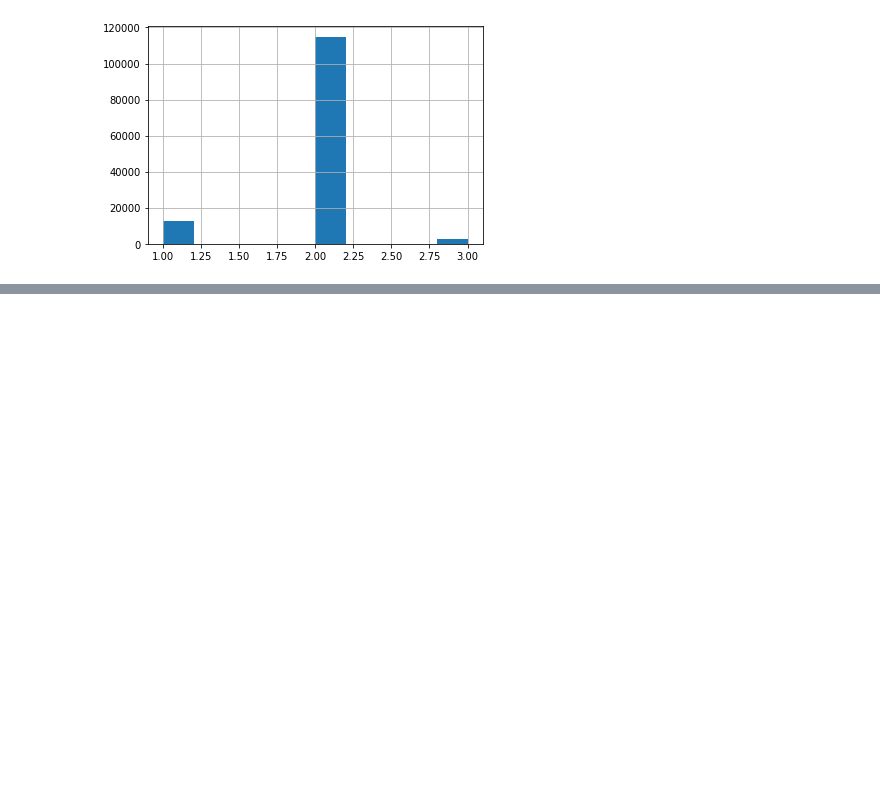
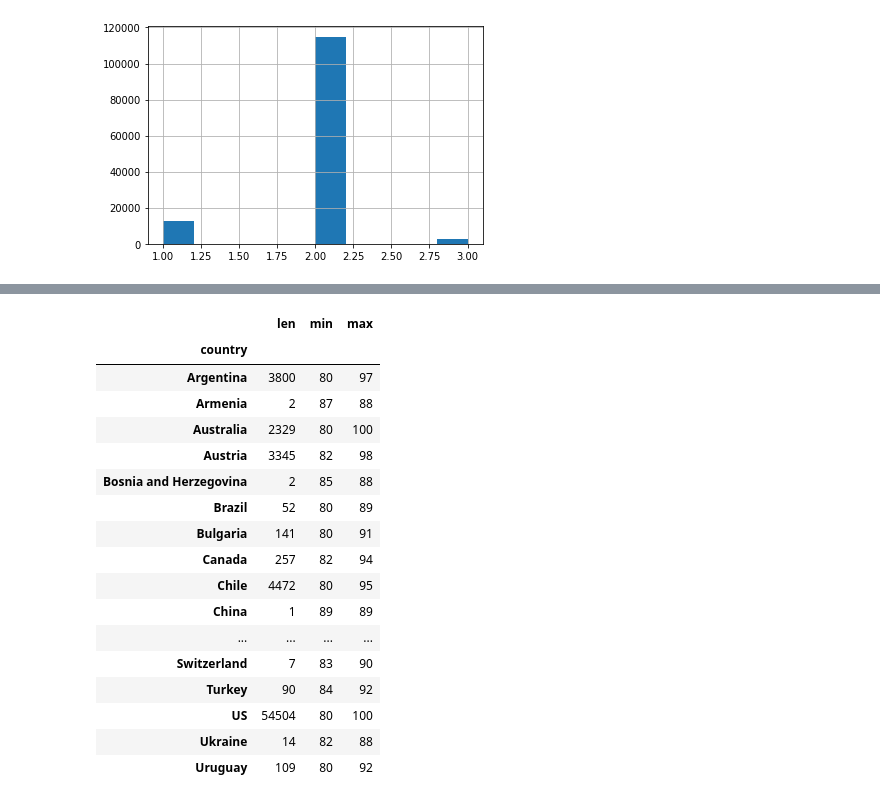
Before and after one commit to hari-viswanathan/learning, a Jupyter notebook: pandas_practice.ipynb, the cells around one changed output, grey strips where cells are left out. Drawn from its saved outputs; the diff is of its cells as text; code cells hidden in the pictures; blank space fills up the shorter version.

```diff
--- a/pandas_practice.ipynb
+++ b/pandas_practice.ipynb
@@ -786,0 +871,21 @@ star_ratings.hist()
+# %%
+reviews.groupby('country').points.agg([len, min, max])
+# %% [output]
+|  | len | min | max |
+| country |  |  |  |
+| Argentina | 3800 | 80 | 97 |
+| Armenia | 2 | 87 | 88 |
+| Australia | 2329 | 80 | 100 |
+| Austria | 3345 | 82 | 98 |
+| Bosnia and Herzegovina | 2 | 85 | 88 |
+| Brazil | 52 | 80 | 89 |
+| Bulgaria | 141 | 80 | 91 |
+| Canada | 257 | 82 | 94 |
+| Chile | 4472 | 80 | 95 |
+| China | 1 | 89 | 89 |
+| ... | ... | ... | ... |
+| Switzerland | 7 | 83 | 90 |
+| Turkey | 90 | 84 | 92 |
+| US | 54504 | 80 | 100 |
+| Ukraine | 14 | 82 | 88 |
+| Uruguay | 109 | 80 | 92 |
```
Also changed, not shown: parts of 38 cells of this notebook.
